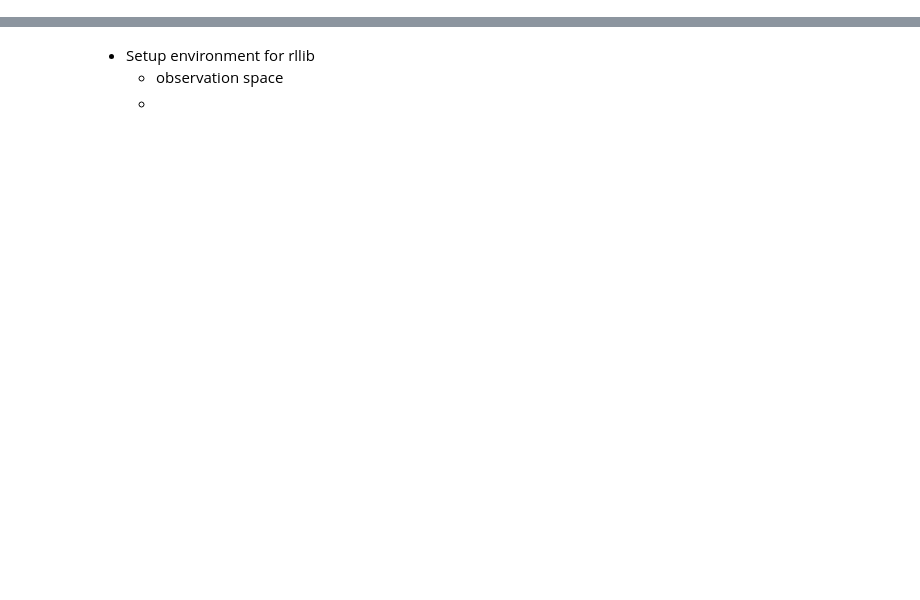
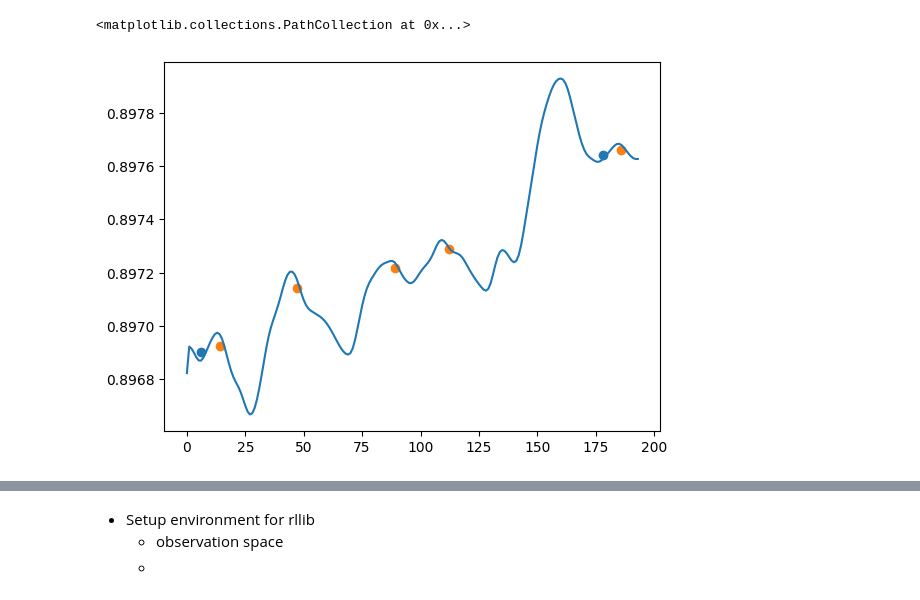
Before and after one commit to Excaliabure/FinancialGamble, a Jupyter notebook: Forex/oanda/solution1.ipynb, the cells around one changed output, grey strips where cells are left out. Saved outputs shown, nothing was run; the diff lists cells and outputs as text; code cells hidden in the pictures; blank space fills up the shorter version.

```diff
--- a/Forex/oanda/solution1.ipynb
+++ b/Forex/oanda/solution1.ipynb
@@ -40,0 +48,45 @@ axis[0].legend()
+# %%
+def algo_helper(arr, raw_data=False):
+    smoothArr = smooth_ma(arr)
+    y = smoothArr
+    dy = deriv(y)
+    ddy = deriv(dy)
+
+    buy = []
+    sell = []
+    tbuy = []
+    tsell = []
+    roots = np.array([0])
+
+
+
+    for i in range(1, len(arr)-1):
+        y = smoothArr[:i + 1]
+        dy = deriv(y)
+        ddy = deriv(dy)
+
+        np.append(roots, abs(ddy[i] - dy[i]))
+        if abs(ddy[i-1] - dy[i-1]) < 1e-6:
+
+            if (dy[i-1] < 0):
+                sell.append(y[i])
+                tsell.append(i)
+            else:
+                buy.append(y[i])
+                tbuy.append(i)
+    if raw_data:
+        return buy, sell, tbuy, tsell
+    if len(tbuy) == 0 or len(tsell) == 0:
+        return 1
+    elif tbuy[-1] > tsell[-1]:
+        return 1
+    else:
+        return -1
+
+buy,sell,tbuy,tsell = algo_helper(y,True)
+plt.plot(y)
+plt.scatter(tbuy, buy)
+plt.scatter(tsell,sell)
+# %% [output]
+<matplotlib.collections.PathCollection at 0x...>
+[figure, added]
```
Also changed, not shown: parts of 6 cells of this notebook, 26 other files.
